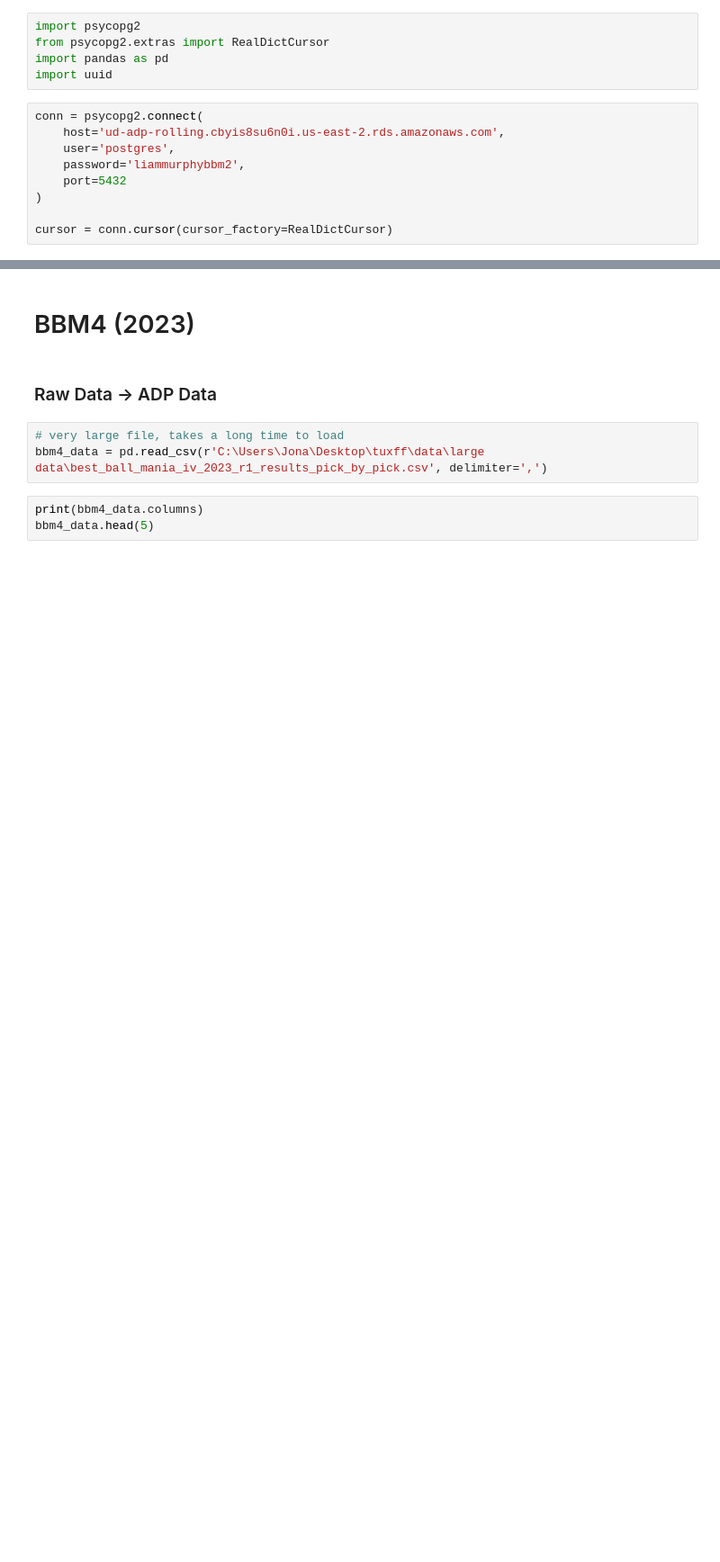
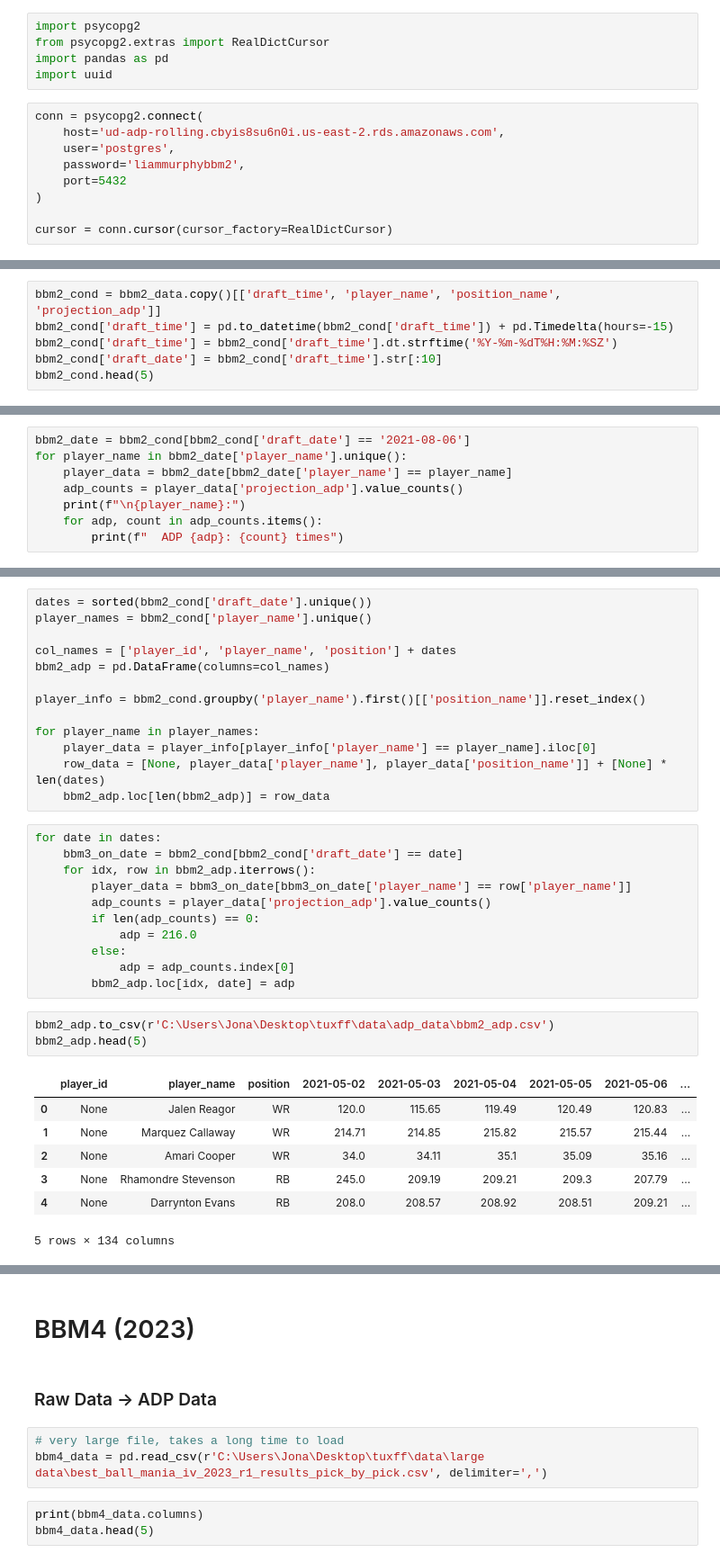
Before and after one commit to TuxFF/tuxff-frontend, a Jupyter notebook: scripts/data_processing.ipynb, the cells around one changed output, grey strips where cells are left out. Shown at 90% size. Drawn from its saved outputs; the diff is of its cells as text; blank space fills up the shorter version.

```diff
--- a/scripts/data_processing.ipynb
+++ b/scripts/data_processing.ipynb
@@ -14,0 +53,6 @@ cursor = conn.cursor(cursor_factory=RealDictCursor)
+# %%
+bbm2_cond = bbm2_data.copy()[['draft_time', 'player_name', 'position_name', 'projection_adp']]
+bbm2_cond['draft_time'] = pd.to_datetime(bbm2_cond['draft_time']) + pd.Timedelta(hours=-15)
+bbm2_cond['draft_time'] = bbm2_cond['draft_time'].dt.strftime('%Y-%m-%dT%H:%M:%SZ')
+bbm2_cond['draft_date'] = bbm2_cond['draft_time'].str[:10]
+bbm2_cond.head(5)
@@ -14,0 +66,8 @@ cursor = conn.cursor(cursor_factory=RealDictCursor)
+# %%
+bbm2_date = bbm2_cond[bbm2_cond['draft_date'] == '2021-08-06']
+for player_name in bbm2_date['player_name'].unique():
+    player_data = bbm2_date[bbm2_date['player_name'] == player_name]
+    adp_counts = player_data['projection_adp'].value_counts()
+    print(f"\n{player_name}:")
+    for adp, count in adp_counts.items():
+        print(f"  ADP {adp}: {count} times")
@@ -14,0 +92,35 @@ cursor = conn.cursor(cursor_factory=RealDictCursor)
+# %%
+dates = sorted(bbm2_cond['draft_date'].unique())
+player_names = bbm2_cond['player_name'].unique()
+
+col_names = ['player_id', 'player_name', 'position'] + dates
+bbm2_adp = pd.DataFrame(columns=col_names)
+
+player_info = bbm2_cond.groupby('player_name').first()[['position_name']].reset_index()
+
+for player_name in player_names:
+    player_data = player_info[player_info['player_name'] == player_name].iloc[0]
+    row_data = [None, player_data['player_name'], player_data['position_name']] + [None] * len(dates)
+    bbm2_adp.loc[len(bbm2_adp)] = row_data
+# %%
+for date in dates:
+    bbm3_on_date = bbm2_cond[bbm2_cond['draft_date'] == date]
+    for idx, row in bbm2_adp.iterrows():
+        player_data = bbm3_on_date[bbm3_on_date['player_name'] == row['player_name']]
+        adp_counts = player_data['projection_adp'].value_counts()
+        if len(adp_counts) == 0:
+            adp = 216.0
+        else:
+            adp = adp_counts.index[0]
+        bbm2_adp.loc[idx, date] = adp
+# %%
+bbm2_adp.to_csv(r'C:\Users\Jona\Desktop\tuxff\data\adp_data\bbm2_adp.csv')
+bbm2_adp.head(5)
+# %% [output]
+|  | player_id | player_name | position | 2021-05-02 | 2021-05-03 | 2021-05-04 | 2021-05-05 | 2021-05-06 | ... |
+| 0 | None | Jalen Reagor | WR | 120.0 | 115.65 | 119.49 | 120.49 | 120.83 | ... |
+| 1 | None | Marquez Callaway | WR | 214.71 | 214.85 | 215.82 | 215.57 | 215.44 | ... |
+| 2 | None | Amari Cooper | WR | 34.0 | 34.11 | 35.1 | 35.09 | 35.16 | ... |
+| 3 | None | Rhamondre Stevenson | RB | 245.0 | 209.19 | 209.21 | 209.3 | 207.79 | ... |
+| 4 | None | Darrynton Evans | RB | 208.0 | 208.57 | 208.92 | 208.51 | 209.21 | ... |
+5 rows × 134 columns
```
Also changed, not shown: parts of 33 cells of this notebook, 2 other files.
